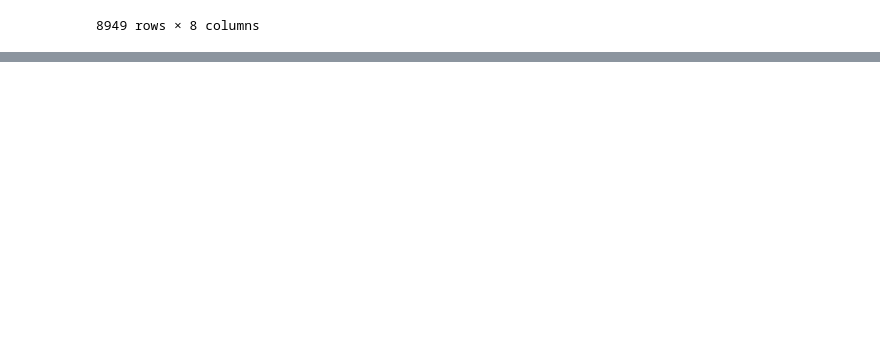
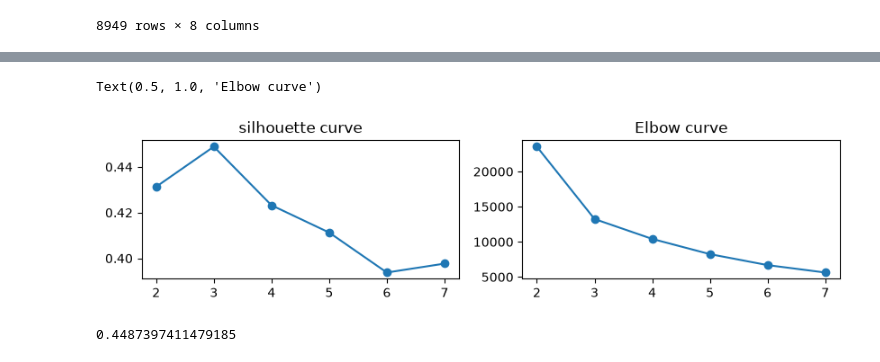
Before and after one commit to Amin332123/CreditCardCustomerData, a Jupyter notebook: notebooks/TRANSFORMATION.ipynb, the cells around one changed output, grey strips where cells are left out. Cells and saved outputs as stored; diff of their text form; code cells hidden in the pictures; blank space fills up the shorter version.

```diff
--- a/notebooks/TRANSFORMATION.ipynb
+++ b/notebooks/TRANSFORMATION.ipynb
@@ -37,0 +174,14 @@ dataset
+# %%
+# applying StandardScaler :
+
+scaler = StandardScaler()
+
+scaled_data = scaler.fit_transform(df_prepare_clustering.drop(columns="CUST_ID"))
+
+scaled_df = pd.DataFrame(scaled_data , columns=df_prepare_clustering.drop(columns="CUST_ID").columns)
+
+scaled_df.insert(0 , "CUST_ID", df_prepare_clustering["CUST_ID"].values)
+
+df_prepare_clustering= scaled_df
+
+df_prepare_clustering
@@ -37,0 +316,52 @@ dataset
+# %%
+# silhouette curve
+pca_2_results = results_df[
+    results_df["n_components"] == 2
+]
+
+pca_2_results
+
+fig , axes = plt.subplots(1, 2, figsize=(10, 2))
+axes[0].plot(
+    pca_2_results["k"],
+    pca_2_results["silhouette"],
+    'o-'
+    )
+axes[0].set_title("silhouette curve")
+
+axes[1].plot(
+    pca_2_results["k"],
+    pca_2_results["inertia"],
+    'o-'
+)
+
+axes[1].set_title("Elbow curve")
+# %% [output]
+Text(0.5, 1.0, 'Elbow curve')
+[figure, added]
+# %%
+# after ensuring that k = 3 , and also the PCs are two . now we can create our PCA and Kmeans .
+
+pca = PCA(n_components=2)
+
+x_pca = pca.fit_transform(df_prepare_clustering.drop(columns="CUST_ID"))
+
+
+kmeans = KMeans(
+    n_clusters=3,
+    random_state=42
+)
+
+
+
+labels = kmeans.fit_predict(x_pca)
+
+centroids = kmeans.cluster_centers_
+
+column_name = "cluster_kmeans"
+
+best_kmeans_silhouette = silhouette_score(x_pca , labels)
+
+best_kmeans_silhouette
+# %% [output]
+0.4487397411479185
```
Also changed, not shown: parts of 38 cells of this notebook, 5 other files.
